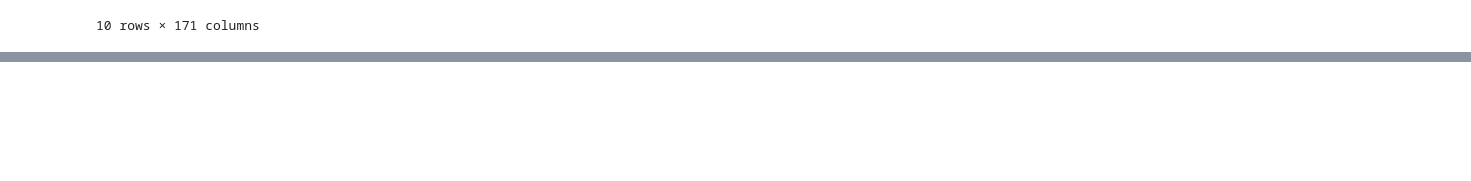
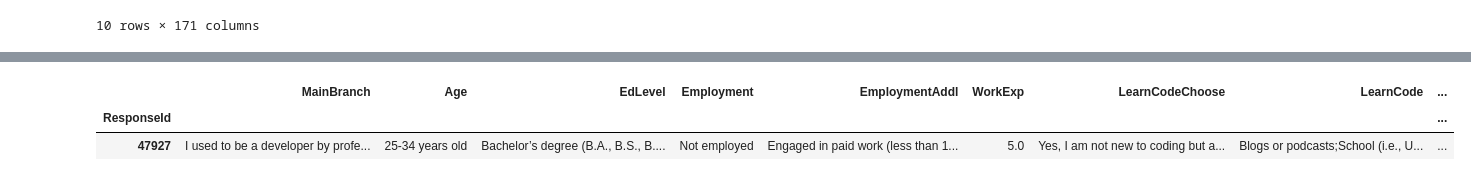
Before and after one commit to medeiroscaio/ml-estudos, a Jupyter notebook: pandas/pandas.ipynb, the cells around one changed output, grey strips where cells are left out. Saved outputs shown, nothing was run; the diff lists cells and outputs as text; code cells hidden in the pictures; blank space fills up the shorter version.

```diff
--- a/pandas/pandas.ipynb
+++ b/pandas/pandas.ipynb
@@ -738,0 +780,2 @@ df.nsmallest(10, "ConvertedCompYearly")
+# %%
+pd.set_option('display.max_columns', None)
@@ -738,0 +799,3 @@ df.nsmallest(10, "ConvertedCompYearly")
+# %%
+pd.set_option('display.max_rows', None)
+schema_df
@@ -738,0 +865,7 @@ df.nsmallest(10, "ConvertedCompYearly")
+# %%
+country_grp = df.groupby("Country")
+country_grp.get_group("South Korea")
+# %% [output]
+|  | MainBranch | Age | EdLevel | Employment | EmploymentAddl | WorkExp | LearnCodeChoose | LearnCode | ... |
+| ResponseId |  |  |  |  |  |  |  |  | ... |
+| 47927 | I used to be a developer by profe... | 25-34 years old | Bachelor’s degree (B.A., B.S., B.... | Not employed | Engaged in paid work (less than 1... | 5.0 | Yes, I am not new to coding but a... | Blogs or podcasts;School (i.e., U... | ... |
```
Also changed, not shown: parts of 17 cells of this notebook.
